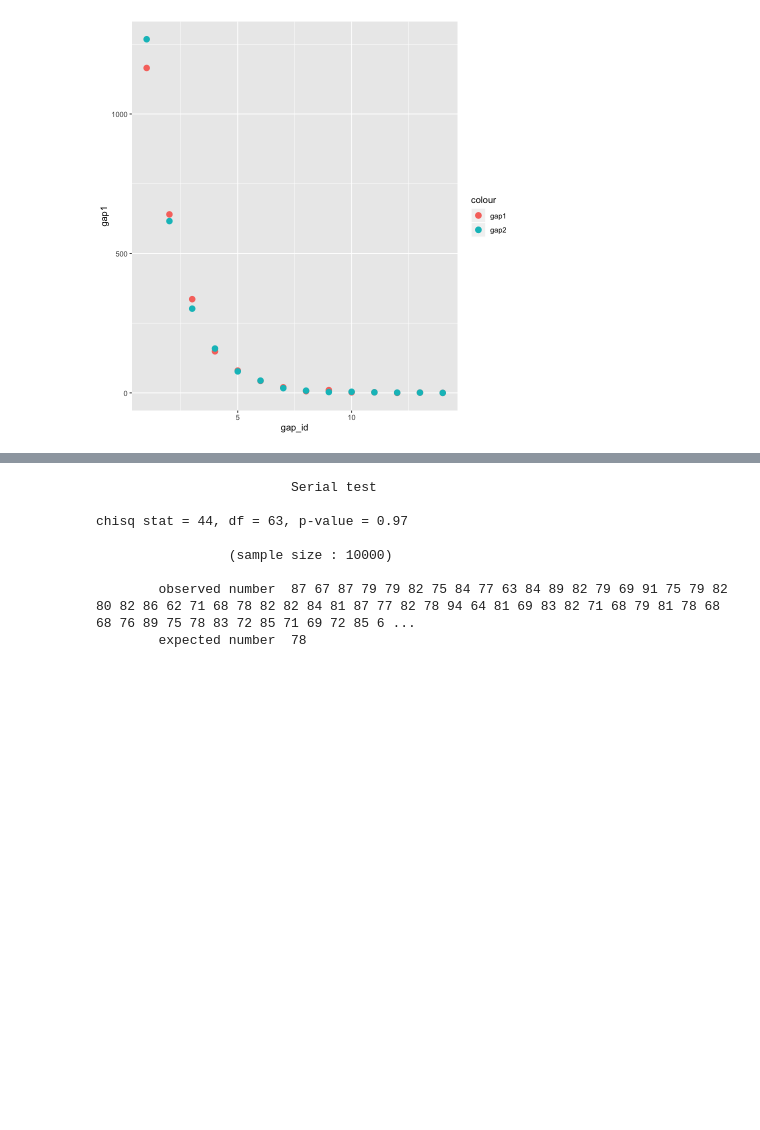
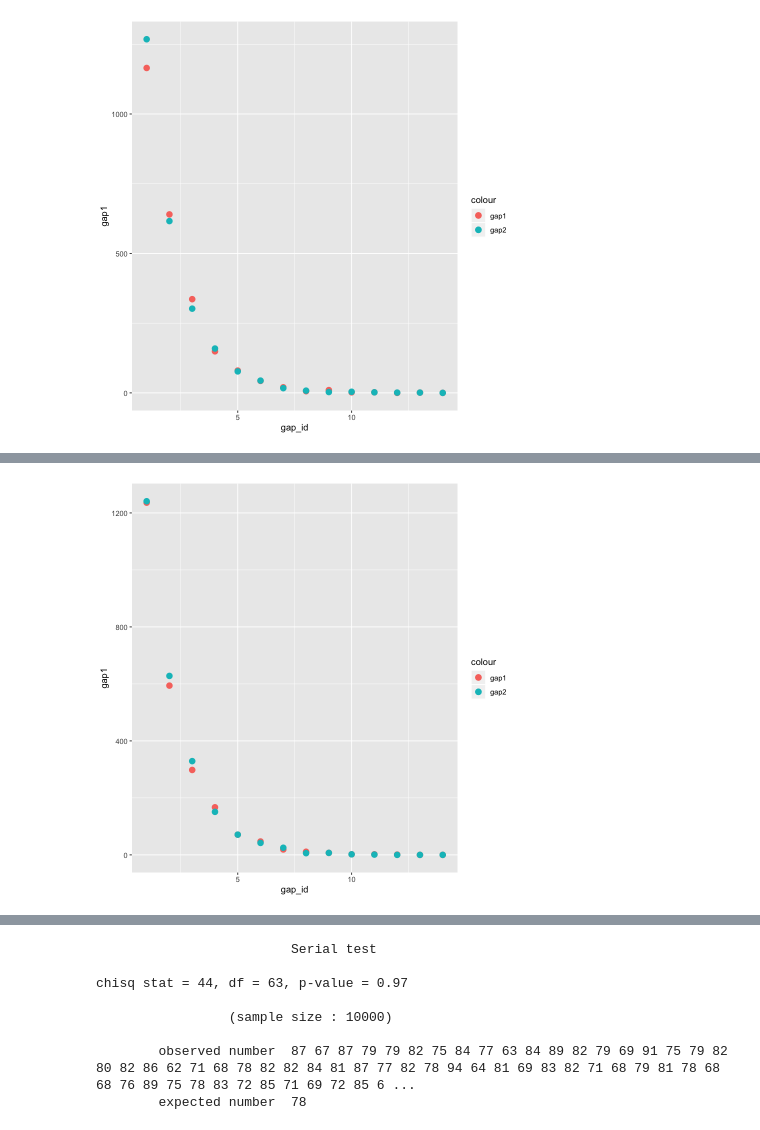
Before and after one commit to jingjing-unilu/ComputationalStatistic_Project21, a Jupyter notebook: Project-21.ipynb, the cells around one changed output, grey strips where cells are left out. Saved outputs shown, nothing was run; the diff lists cells and outputs as text; code cells hidden in the pictures; blank space fills up the shorter version.

```diff
--- a/Project-21.ipynb
+++ b/Project-21.ipynb
@@ -246,0 +292,2 @@ A data.frame: 14 × 3
+# %%
+gap11=gap.test(mydata$X1,0.5,1,echo = TRUE)
@@ -246,0 +312,2 @@ A data.frame: 14 × 3
+# %%
+gap12=gap.test(mydata$X2,0.5,1,echo = TRUE)
@@ -255,0 +339,6 @@ X-squared = 13, df = 12, p-value = 0.4
+# %%
+gap11.data <- data.frame(
+   gap_id = c (1:length(gap1$observed)),
+   gap1 = c(gap11$observed),
+   gap2 = c(gap12$observed))
+gap11.data
@@ -255,0 +363,6 @@ X-squared = 13, df = 12, p-value = 0.4
+# %%
+ ggplot(gap11.data, aes(gap_id),fill = variable) +
+    geom_point(aes(y = gap1, colour = "gap1"),size=3) +
+    geom_point(aes(y = gap2, colour = "gap2"),size=3)
+# %% [output]
+[figure, added]
```
Also changed, not shown: parts of 37 cells of this notebook, 2 other files.
